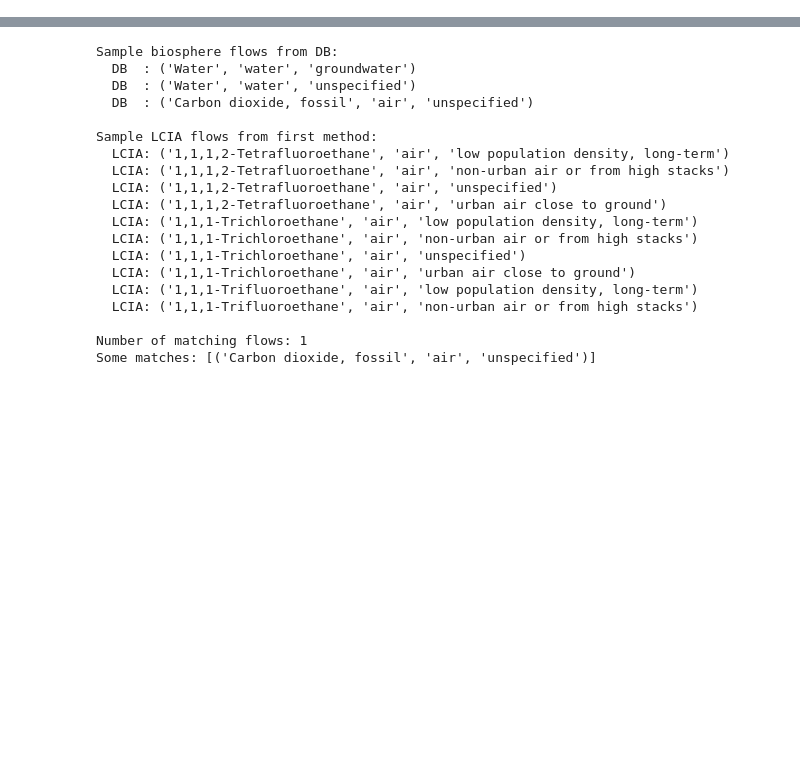
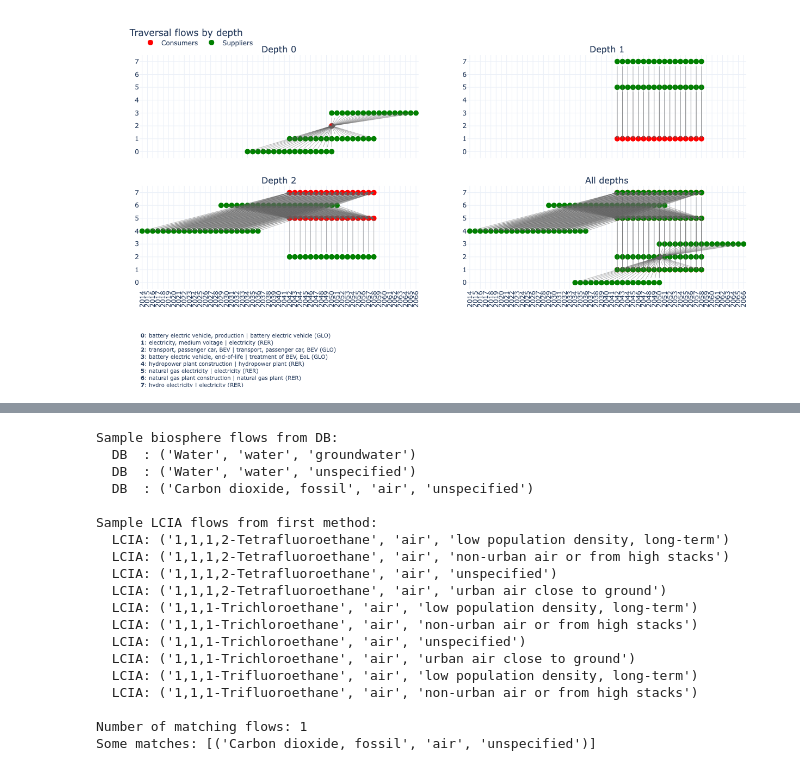
Before and after one commit to Laboratory-for-Energy-Systems-Analysis/trails, a Jupyter notebook: dev/example/dev.ipynb, the cells around one changed output, grey strips where cells are left out. Drawn from its saved outputs; the diff is of its cells as text; code cells hidden in the pictures; blank space fills up the shorter version.

```diff
--- a/dev/example/dev.ipynb
+++ b/dev/example/dev.ipynb
@@ -43 +60,5 @@ fig.show()
+# %%
+fig
+# %% [output]
+[figure, added]
 # %%
```
Also changed, not shown: parts of 15 cells of this notebook, 28 other files.
